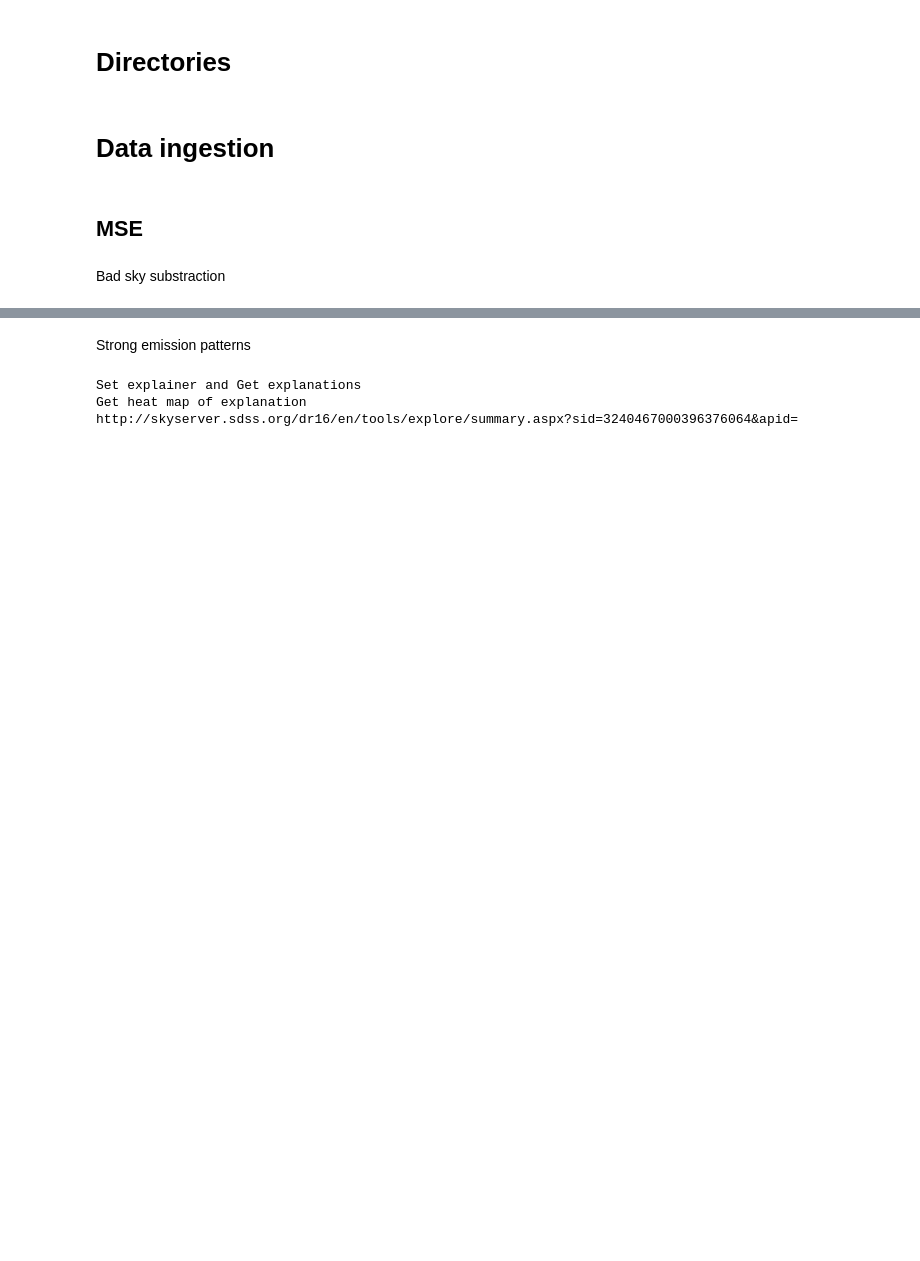
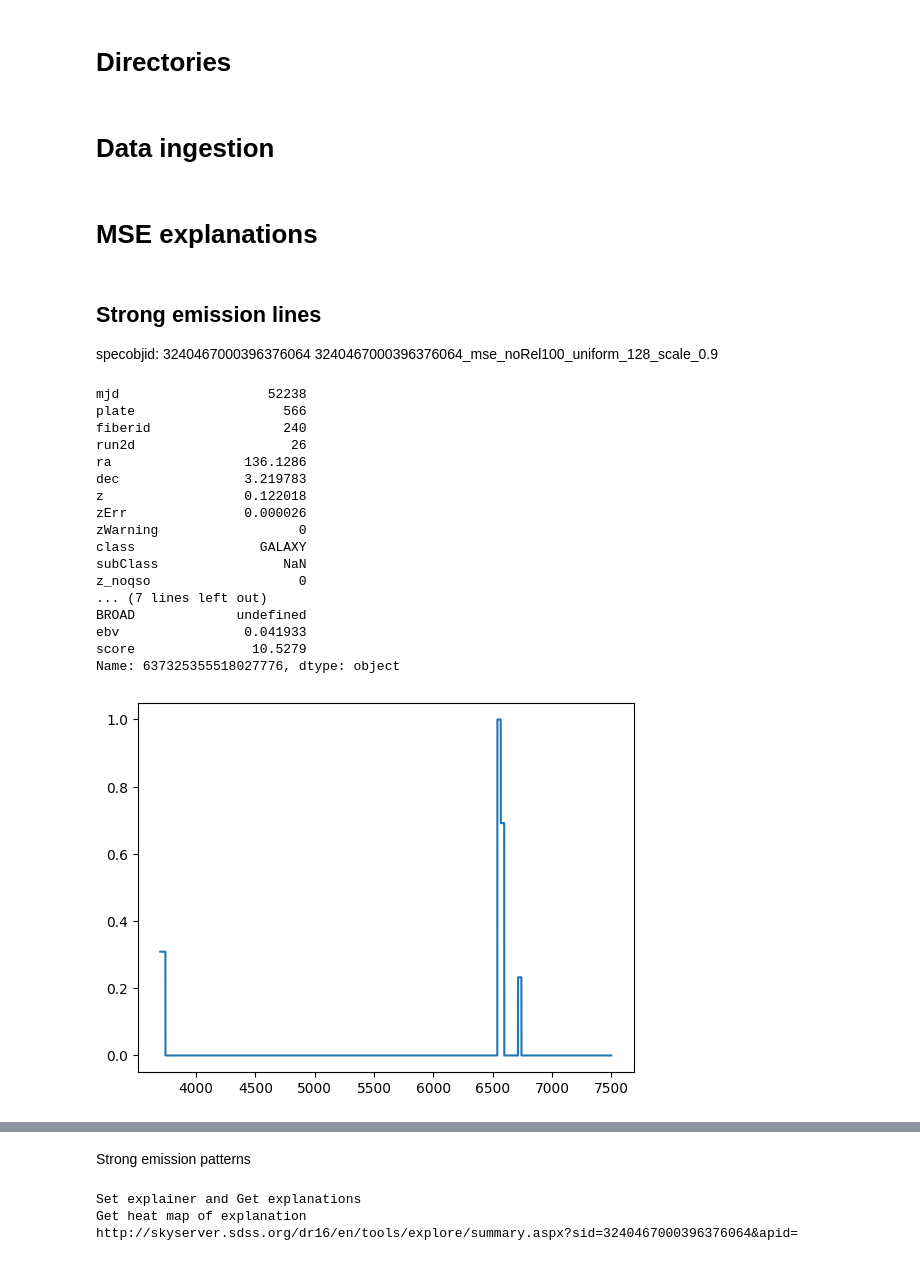
Before and after one commit to ed-ortizm/xai-astronomy, a Jupyter notebook: paper/results/02_explanations_representative_anomalies.ipynb, the cells around one changed output, grey strips where cells are left out. Saved outputs shown, nothing was run; the diff lists cells and outputs as text; code cells hidden in the pictures; blank space fills up the shorter version.

```diff
--- a/paper/results/02_explanations_representative_anomalies.ipynb
+++ b/paper/results/02_explanations_representative_anomalies.ipynb
@@ -85,9 +86,37 @@ idx_id = np.load(
     f"{project_dir}/{bin_id}/{bin_id}_index_specobjid.npy"
 )
 # %% [markdown]
-## MSE
+# MSE explanations
-# %% [markdown]
-Bad sky substraction
+# %% [markdown]
+## Strong emission lines
+specobjid: 3240467000396376064
+3240467000396376064_mse_noRel100_uniform_128_scale_0.9
+# %%
+tata = np.load('/home/elom/onedrive/phd/spectra/0_01_z_0_5_4_0_snr_inf/bin_03/explanation/256_128_64/latent_12/mse_noRel100/explanation_weights/weights_all_abs_smooth_True_drop_0.05_mse_noRel100_bin_03.npy')
+specobjid = 637325355518027776
+mask = anomalies_df.index.values == specobjid
+plt.plot(wave, tata[mask][0])
+tata[mask].shape, tata.shape
+anomalies_df.loc[specobjid]
+# %% [output]
+mjd                   52238
+plate                   566
+fiberid                 240
+run2d                    26
+ra                 136.1286
+dec                3.219783
+z                  0.122018
+zErr               0.000026
+zWarning                  0
+class                GALAXY
+subClass                NaN
+z_noqso                   0
+... (7 lines left out)
+BROAD             undefined
+ebv                0.041933
+score               10.5279
+Name: 637325355518027776, dtype: object
+[figure, added]
 # %%
 # config file
 score_config = {
```
Also changed, not shown: parts of 3 cells of this notebook.
